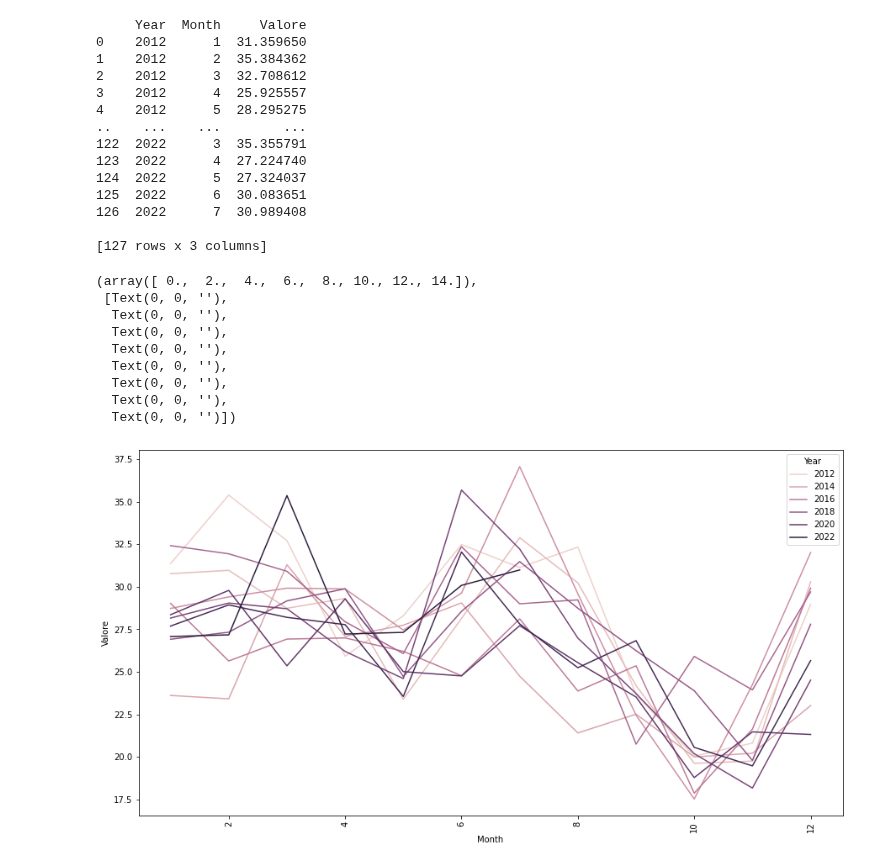
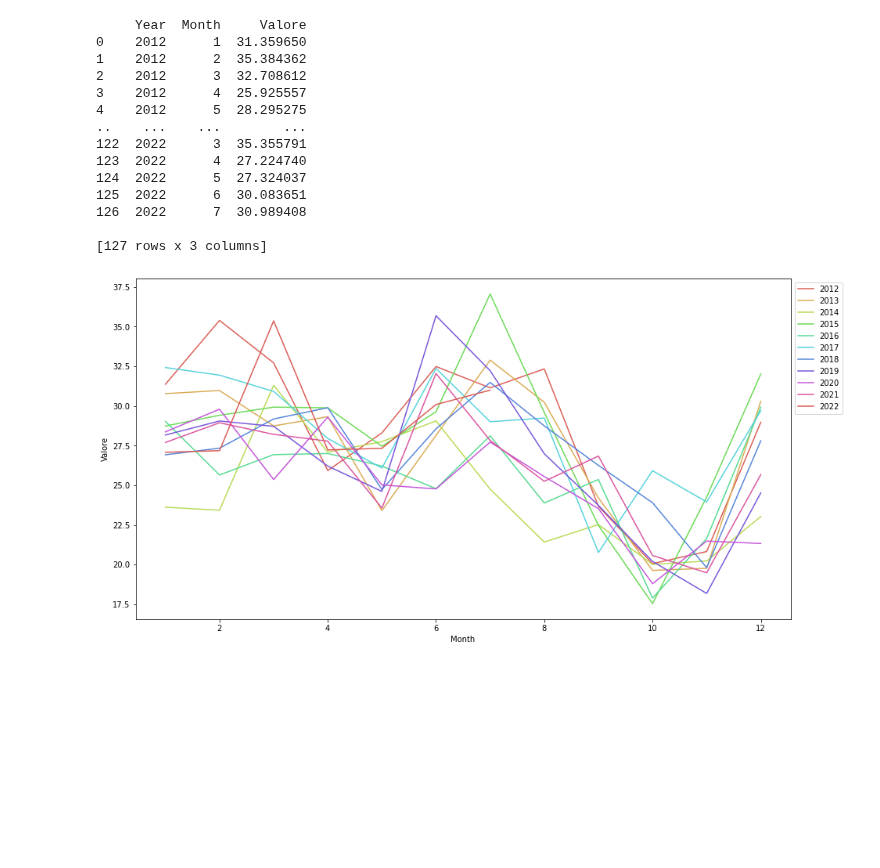
Before and after one commit to WebValley2022/webvalley-dashboard, a Jupyter notebook: 3rd Section Plots/MonthlyPlot.ipynb, the cells around one changed output. Saved outputs shown, nothing was run; the diff lists cells and outputs as text; code cells hidden in the pictures; blank space fills up the shorter version.

Commit message:
changes to the plots 3rd section

```diff
--- a/3rd Section Plots/MonthlyPlot.ipynb
+++ b/3rd Section Plots/MonthlyPlot.ipynb
@@ -5,43 +5,35 @@ from matplotlib import pyplot as plt
 import seaborn as sns
 from matplotlib.pyplot import xticks
 # %%
-df = pd.read_csv('./data/merged_APPA_data.csv', encoding='windows-1252')
+df = pd.read_csv('/home/wvuser/webvalley-dashboard/data/merged_APPA_data.csv', encoding='windows-1252')
 # %%
 df = df[df.Valore != "n.d."]
 df["Valore"] = pd.to_numeric(df.Valore)
 df["Data"] = pd.to_datetime(df.Data)
 
 df_year_avg = df.groupby(pd.PeriodIndex(df['Data'], freq="M"))['Valore'].mean()
 df_year_avg = df_year_avg.reset_index()
 df_year_avg = df_year_avg.groupby([df_year_avg.Data.dt.year, df_year_avg.Data.dt.month]).mean()
 df_year_avg.index.names = ["Year", "Month"]
 df_year_avg = df_year_avg.reset_index()
 print(df_year_avg)
 plt.gcf().set_size_inches(15, 8)
-sns.lineplot(y="Valore", x="Month", hue= "Year",data=df_year_avg)
-xticks(rotation = 90)
+sns.lineplot(y="Valore", x="Month", hue= "Year", palette= "hls", data=df_year_avg)
+plt.legend(bbox_to_anchor=(1,1), labels=['2012','2013','2014','2015','2016','2017','2018','2019','2020','2021','2022'])
+plt.show()
 # %% [output]
      Year  Month     Valore
 0    2012      1  31.359650
 1    2012      2  35.384362
 2    2012      3  32.708612
 3    2012      4  25.925557
 4    2012      5  28.295275
 ..    ...    ...        ...
 122  2022      3  35.355791
 123  2022      4  27.224740
 124  2022      5  27.324037
 125  2022      6  30.083651
 126  2022      7  30.989408
 
 [127 rows x 3 columns]
-(array([ 0.,  2.,  4.,  6.,  8., 10., 12., 14.]),
- [Text(0, 0, ''),
-  Text(0, 0, ''),
-  Text(0, 0, ''),
-  Text(0, 0, ''),
-  Text(0, 0, ''),
-  Text(0, 0, ''),
-  Text(0, 0, ''),
-  Text(0, 0, '')])
-[figure, old version]
+[figure, new version]
```
Also changed, not shown: 3 other files.
